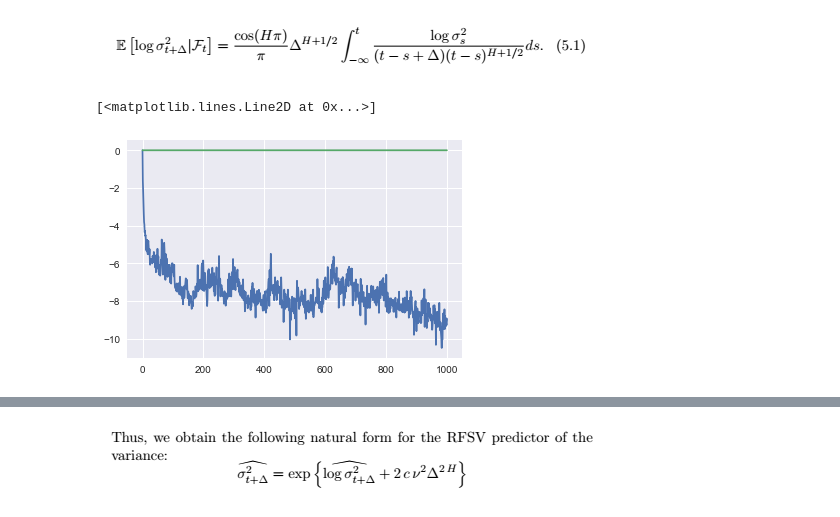
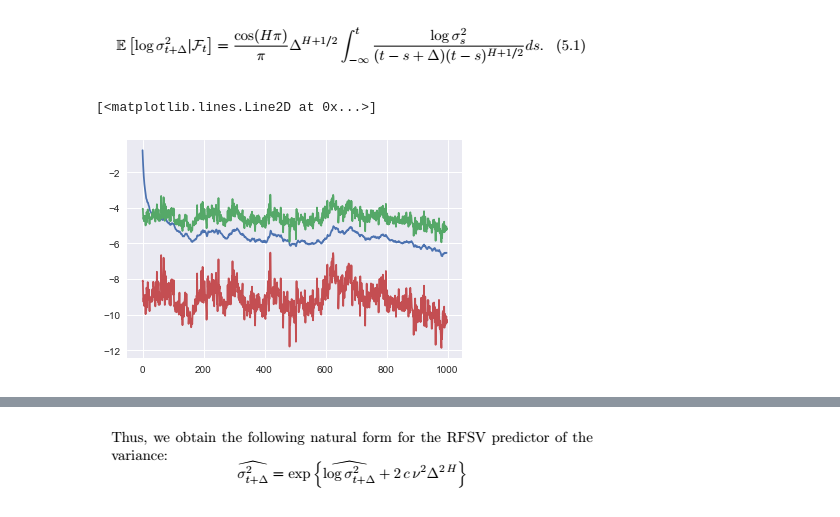
Before and after one commit to ef4s/RoughVol, a Jupyter notebook: Untitled.ipynb, the cells around one changed output, grey strips where cells are left out. Saved outputs shown, nothing was run; the diff lists cells and outputs as text; code cells hidden in the pictures.

```diff
--- a/Untitled.ipynb
+++ b/Untitled.ipynb
@@ -30,18 +30,23 @@ man_log_var = np.log(man)
 man_log_std = np.log(np.sqrt(man))
 # man = np.log(man['SPX2.rv'].apply(np.sqrt))
 # %%
-fig = plt.figure(figsize=(8, 6))
+fig = plt.figure(figsize=(8*3, 6))
 fig.suptitle('Sample Paths from a Fractional Brownian Motion', fontsize=14, fontweight='bold')
 
-ax = fig.add_subplot(111)
 
-ax.set_ylabel('Log Realised Variance')
-ax.xaxis.label.set_visible(False)
 
 n = man_log_var.size
-exponents = [0.25, 0.5, 0.75]
-for hurst in exponents:
+exponents = [0.25, 0.55, 0.75]
+# exponents = np.arange(0.1, 0.9, 0.1)
+for i in range(len(exponents)):
+    hurst = exponents[i]
+    ax = fig.add_subplot(1, len(exponents), i + 1)
+#     ax = fig.add_subplot(131)
+    ax.set_title('Hurst Parameter: ' + str(hurst))
+    ax.set_ylabel('Sample Value')
+    ax.xaxis.label.set_visible(False)
     fbmr, _, times = fbm.fbm(n, H=hurst, L=1, method='daviesharte', random_seed=1337)
-    plt.plot(times, fbmr)
-plt.legend(exponents)
+    plt.plot(times, fbmr, alpha=0.8)
+# plt.legend(exponents)
+plt.savefig('sample_paths')
 # %% [output]
@@ -61,4 +66,2 @@ ax.xaxis.label.set_visible(False)
-# %%
-a = acf(man_log_var, nlags=50)
 # %%
 fig = plt.figure(figsize=(8, 6))
@@ -229,25 +221,24 @@ NameError: name 'v' is not defined
 ![_auto_0](attachment:_auto_0)
 # %%
 def RSFV(H, Delta, F):
-    D = (Delta ** (H + 0.5))
-    a = (np.cos(H * np.pi) / np.pi) * D
-    b = 0
-    t = len(F)
-    for s in range(t):
-        _b = ((t - s + Delta)*(t - s))**(H + 0.5)
-        b += (F[t-1] / _b)
+    a = (np.cos(H * np.pi) / np.pi) * (Delta ** (H + 0.5))
+
+    t_s = np.arange(len(F), 0, -1)
+    b = np.trapz(F / ((t_s + Delta) * (t_s ** (H + 0.5))))
 
     return a * b
 # %%
 res = []
-for i in range(1000):
-    res.append([i, RSFV(0.14, 1, man_log_var[:i].values)])
+T = 1000
+for i in range(2, T):
+    res.append([i, RSFV(0.14, 10, man_log_var[:i].values)])
 # %%
 res = pd.DataFrame(res, columns=['Index', 'volHat'])
 res.set_index('Index', inplace=True)
 # %%
 plt.plot(res.T.values[0])
-plt.plot(man[1:1001].values)
+plt.plot(man_log_std[1:T].values)
+plt.plot(man_log_var[1:T].values)
 # %% [output]
 [<matplotlib.lines.Line2D at 0x...>]
-[figure, old version]
+[figure, new version]
```
Also changed, not shown: parts of 10 cells of this notebook, 1 other file.
